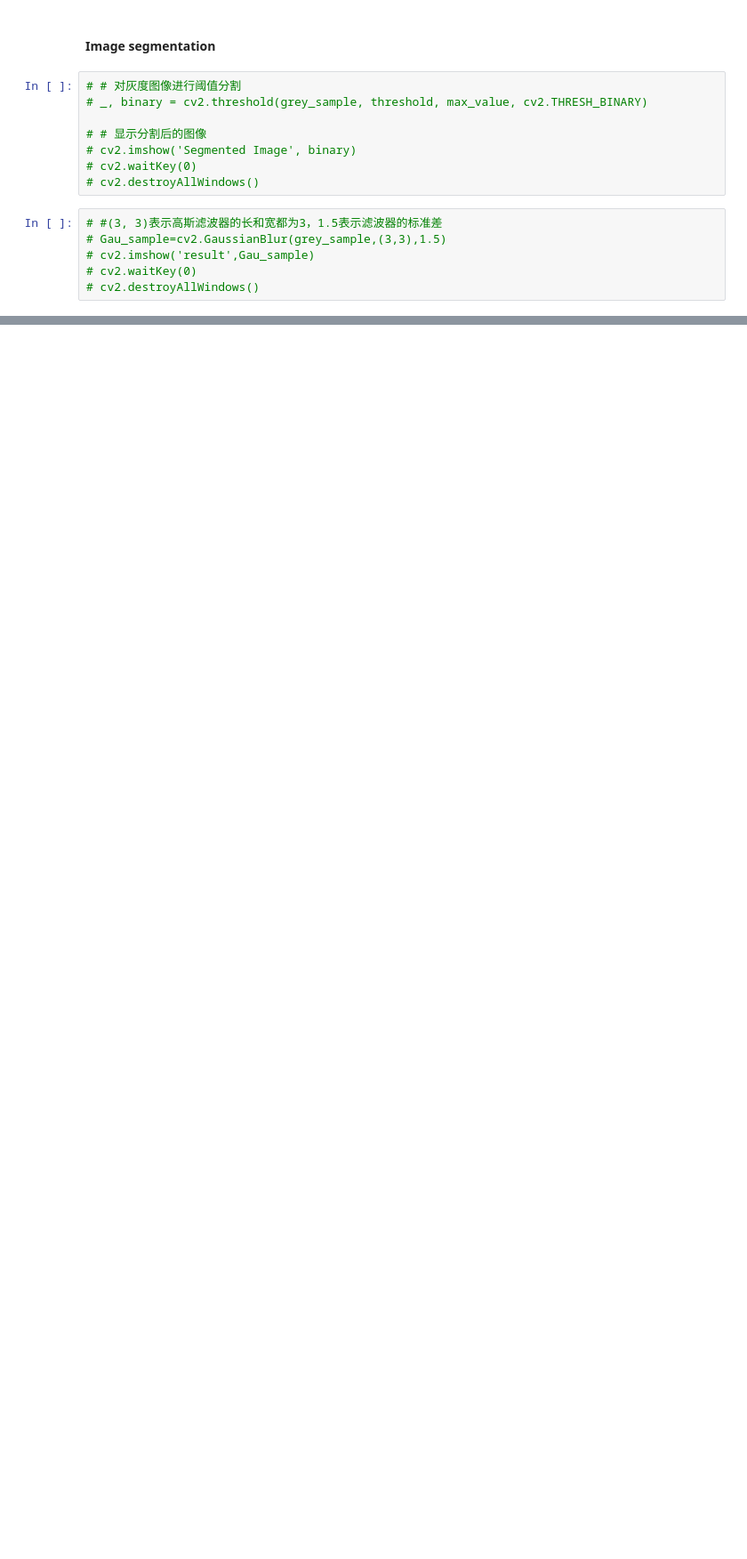
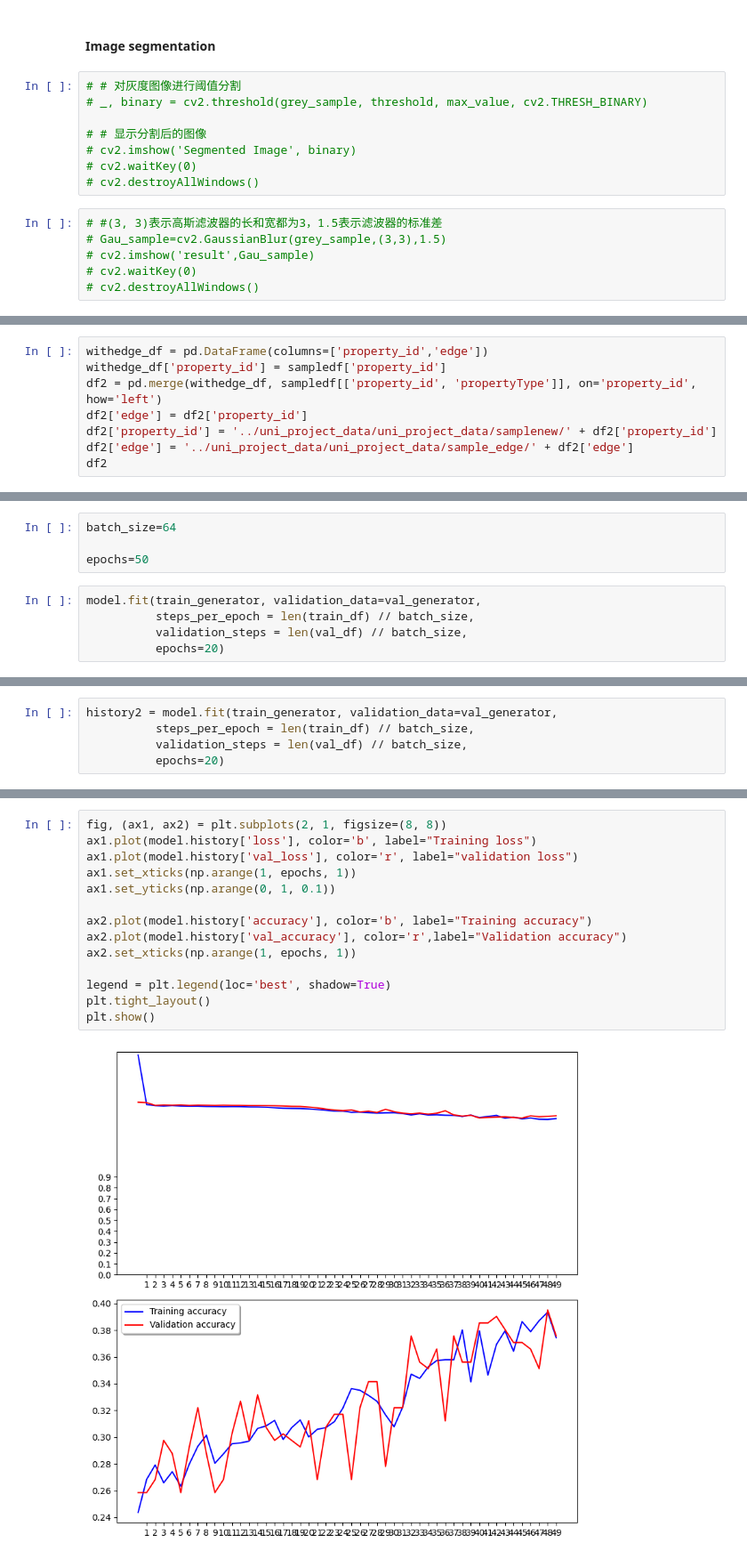
Before and after one commit to StaceyTf1999/graduateproject1_housetype.predicting, a Jupyter notebook: housing_predicting.ipynb, the cells around one changed output, grey strips where cells are left out. Shown at 89% size. Saved outputs shown, nothing was run; the diff lists cells and outputs as text; blank space fills up the shorter version.

Commit message:
adding edge cnn

```diff
--- a/housing_predicting.ipynb
+++ b/housing_predicting.ipynb
@@ -1268,0 +1301,8 @@ rice #75
+# %%
+withedge_df = pd.DataFrame(columns=['property_id','edge'])
+withedge_df['property_id'] = sampledf['property_id']
+df2 = pd.merge(withedge_df, sampledf[['property_id', 'propertyType']], on='property_id', how='left')
+df2['edge'] = df2['property_id']
+df2['property_id'] = '../uni_project_data/uni_project_data/samplenew/' + df2['property_id']
+df2['edge'] = '../uni_project_data/uni_project_data/sample_edge/' + df2['edge']
+df2
@@ -1268,0 +1481,9 @@ rice #75
+# %%
+batch_size=64
+
+epochs=50
+# %%
+model.fit(train_generator, validation_data=val_generator,
+          steps_per_epoch = len(train_df) // batch_size,
+          validation_steps = len(val_df) // batch_size,
+          epochs=20)
@@ -1268,0 +1509,5 @@ rice #75
+# %%
+history2 = model.fit(train_generator, validation_data=val_generator,
+          steps_per_epoch = len(train_df) // batch_size,
+          validation_steps = len(val_df) // batch_size,
+          epochs=20)
@@ -1268,0 +1517,16 @@ rice #75
+# %%
+fig, (ax1, ax2) = plt.subplots(2, 1, figsize=(8, 8))
+ax1.plot(model.history['loss'], color='b', label="Training loss")
+ax1.plot(model.history['val_loss'], color='r', label="validation loss")
+ax1.set_xticks(np.arange(1, epochs, 1))
+ax1.set_yticks(np.arange(0, 1, 0.1))
+
+ax2.plot(model.history['accuracy'], color='b', label="Training accuracy")
+ax2.plot(model.history['val_accuracy'], color='r',label="Validation accuracy")
+ax2.set_xticks(np.arange(1, epochs, 1))
+
+legend = plt.legend(loc='best', shadow=True)
+plt.tight_layout()
+plt.show()
+# %% [output]
+[figure, added]
```
Also changed, not shown: parts of 27 cells of this notebook.
